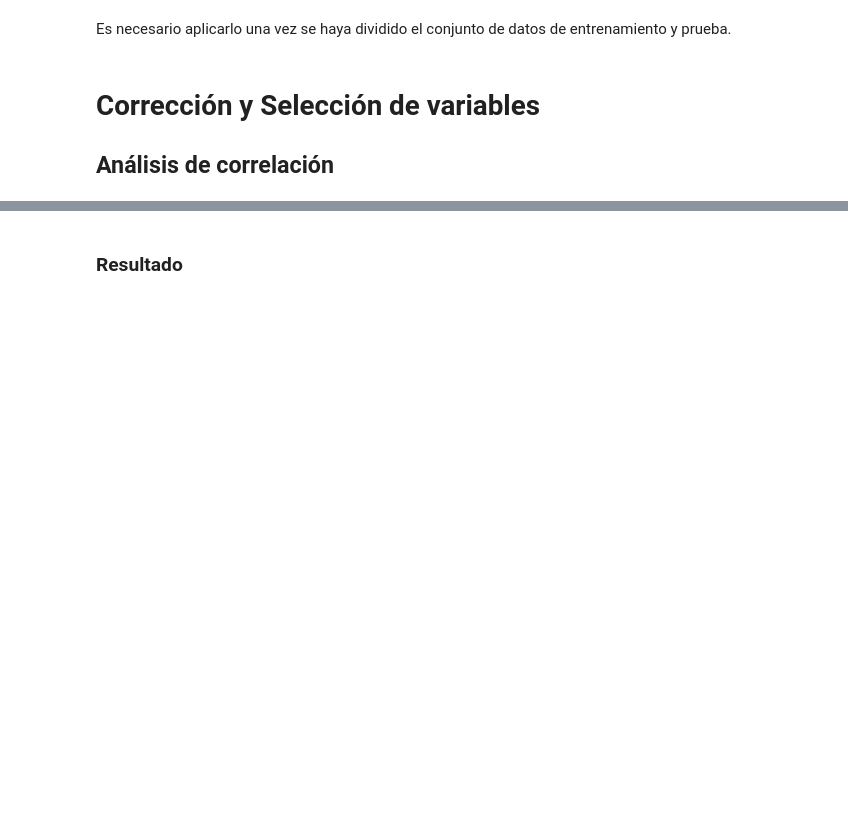
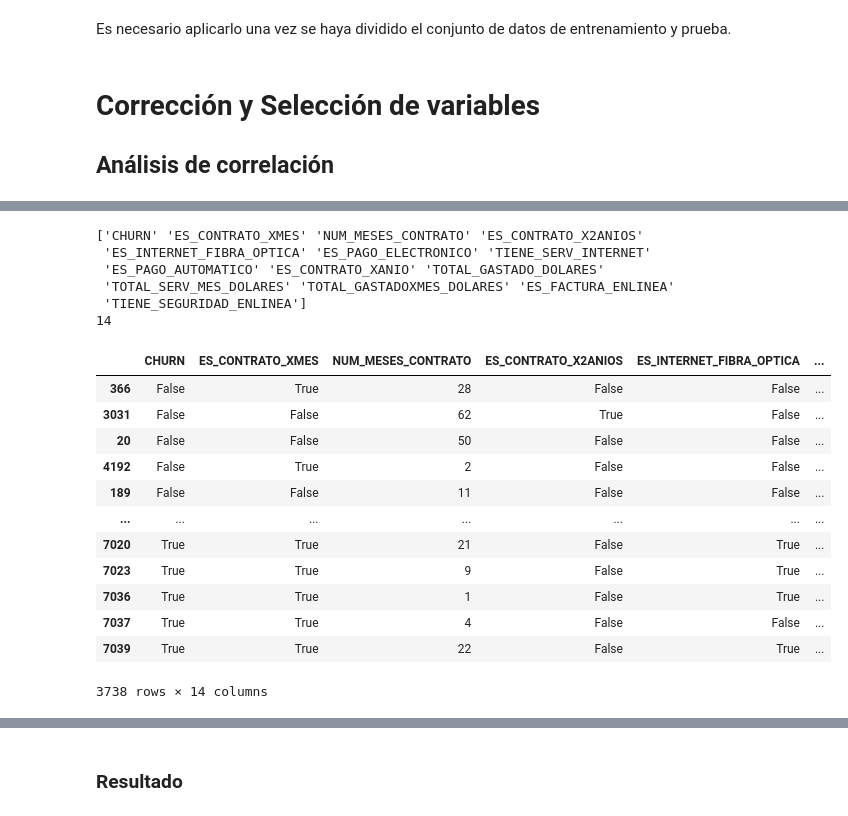
Before and after one commit to Nelly5469/challenge2-data-science-LATAM, a Jupyter notebook: TelecomX_ML_Parte2.ipynb, the cells around one changed output, grey strips where cells are left out. Cells and saved outputs as stored; diff of their text form; code cells hidden in the pictures; blank space fills up the shorter version.

```diff
--- a/TelecomX_ML_Parte2.ipynb
+++ b/TelecomX_ML_Parte2.ipynb
@@ -231,0 +247,28 @@ El 50% de clientes que cancelaron contrato lo hicieron cuando gastaron un máxim
+# %%
+candidate_variables = sorted_correlation.index[:14].values # Primeras 13 variables más correlacionadas y la objetivo
+print(candidate_variables)
+print(len(candidate_variables))
+# %% [output]
+['CHURN' 'ES_CONTRATO_XMES' 'NUM_MESES_CONTRATO' 'ES_CONTRATO_X2ANIOS'
+ 'ES_INTERNET_FIBRA_OPTICA' 'ES_PAGO_ELECTRONICO' 'TIENE_SERV_INTERNET'
+ 'ES_PAGO_AUTOMATICO' 'ES_CONTRATO_XANIO' 'TOTAL_GASTADO_DOLARES'
+ 'TOTAL_SERV_MES_DOLARES' 'TOTAL_GASTADOXMES_DOLARES' 'ES_FACTURA_ENLINEA'
+ 'TIENE_SEGURIDAD_ENLINEA']
+14
+# %%
+df_right_cols = df_resampled[candidate_variables].copy()
+df_right_cols
+# %% [output]
+|  | CHURN | ES_CONTRATO_XMES | NUM_MESES_CONTRATO | ES_CONTRATO_X2ANIOS | ES_INTERNET_FIBRA_OPTICA | ... |
+| 366 | False | True | 28 | False | False | ... |
+| 3031 | False | False | 62 | True | False | ... |
+| 20 | False | False | 50 | False | False | ... |
+| 4192 | False | True | 2 | False | False | ... |
+| 189 | False | False | 11 | False | False | ... |
+| ... | ... | ... | ... | ... | ... | ... |
+| 7020 | True | True | 21 | False | True | ... |
+| 7023 | True | True | 9 | False | True | ... |
+| 7036 | True | True | 1 | False | True | ... |
+| 7037 | True | True | 4 | False | False | ... |
+| 7039 | True | True | 22 | False | True | ... |
+3738 rows × 14 columns
```
Also changed, not shown: parts of 13 cells of this notebook.
